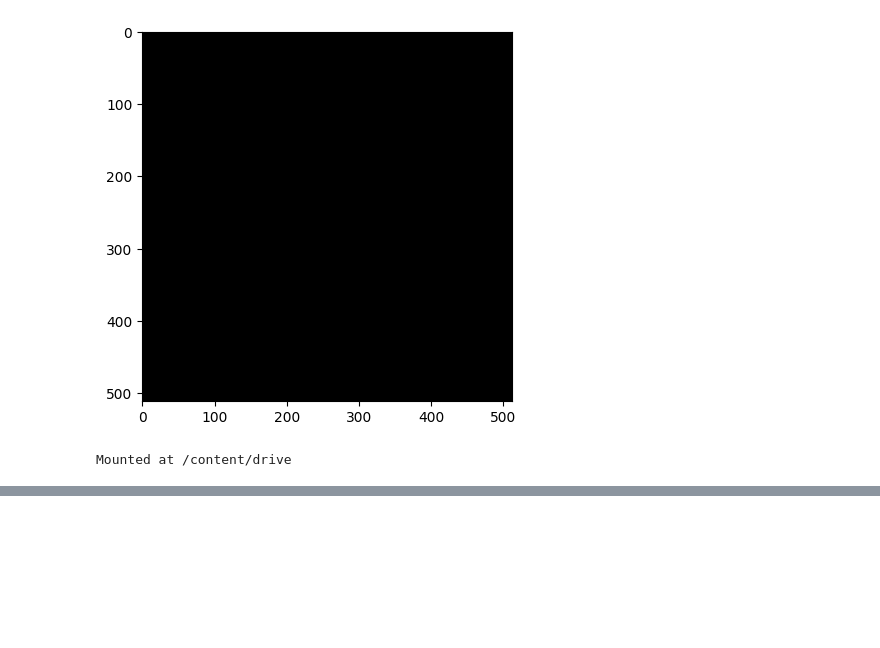
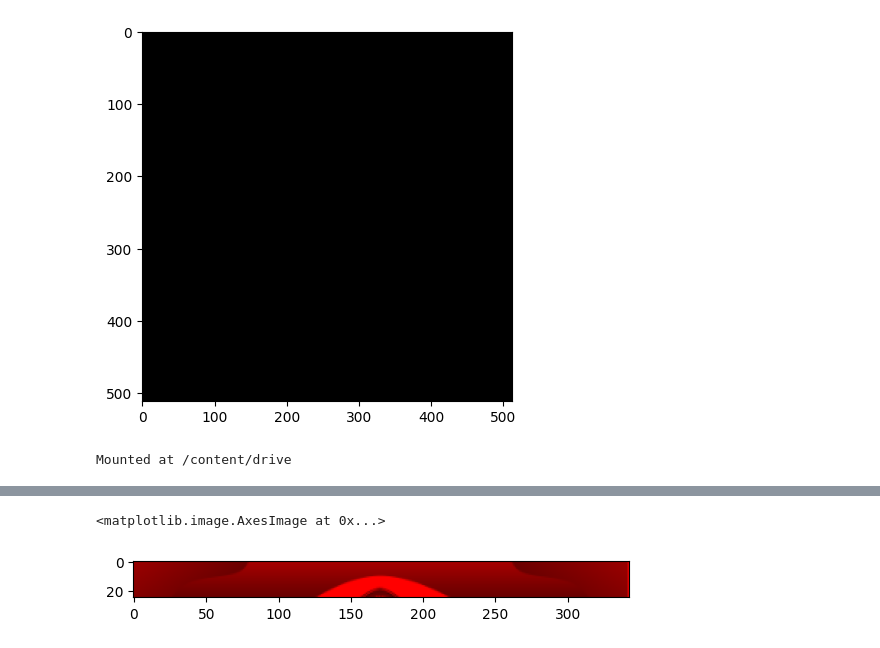
Before and after one commit to Calon-raja-ngoding/PCVK_Ganjil_2026, a Jupyter notebook: Pertemuan_2b.ipynb, the cells around one changed output, grey strips where cells are left out. Cells and saved outputs as stored; diff of their text form; code cells hidden in the pictures; blank space fills up the shorter version.

```diff
--- a/Pertemuan_2b.ipynb
+++ b/Pertemuan_2b.ipynb
@@ -123,0 +191,13 @@ ax.imshow(imgBalik)
+# %%
+import cv2 as cv
+import matplotlib.pyplot as plt
+
+image = cv.imread("/content/contoh .png")
+image_2 = image[5:30,:,:]
+image_2[:,:,1] = 0
+image_2[:,:,2] = 0
+
+plt.imshow(image_2)
+# %% [output]
+<matplotlib.image.AxesImage at 0x...>
+[figure, added]
```
Also changed, not shown: parts of 6 cells of this notebook.
